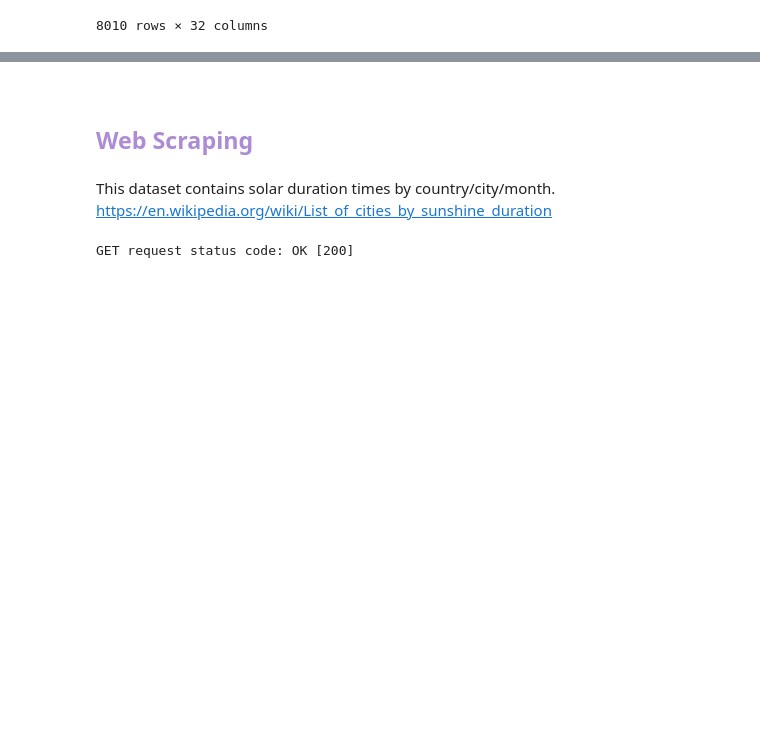
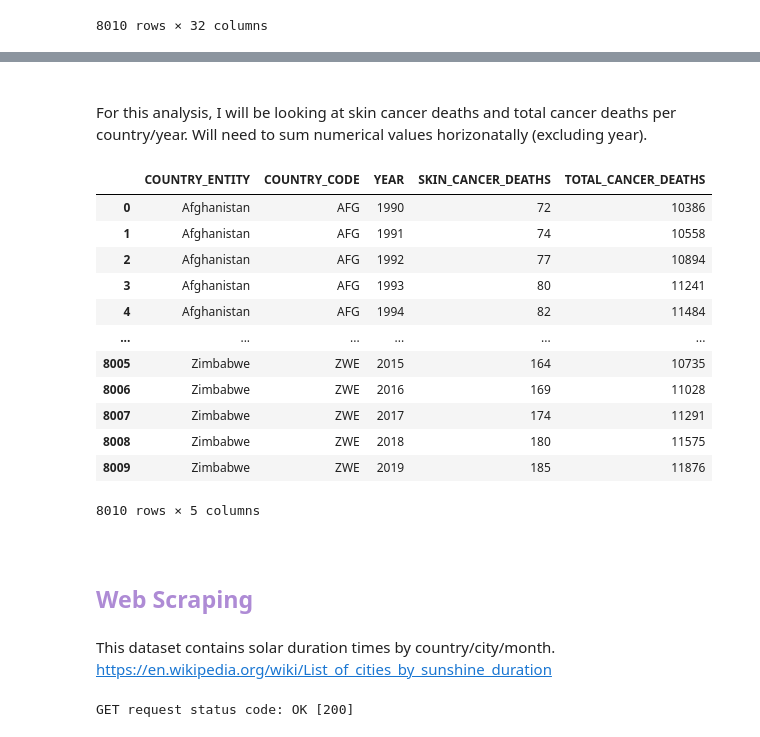
Before and after one commit to Hakuna-Patata/BU_MSDS_PTW, a Jupyter notebook: DSC 540 - Data Preparation/Project.ipynb, the cells around one changed output, grey strips where cells are left out. Cells and saved outputs as stored; diff of their text form; code cells hidden in the pictures; blank space fills up the shorter version.

```diff
--- a/DSC 540 - Data Preparation/Project.ipynb
+++ b/DSC 540 - Data Preparation/Project.ipynb
@@ -117,3 +192,42 @@ cancer_df
+# %% [markdown]
+<br>
+
+For this analysis, I will be looking at skin cancer deaths and total cancer deaths per country/year. Will need to sum numerical values horizonatally (excluding year).
+# %%
+total_list = list(cancer_df.columns)  # make list of
+total_list = [
+    e for e in total_list if e not in ("COUNTRY_ENTITY", "COUNTRY_CODE", "YEAR")
+]
+skin_total_list = ["MELANOMA_SKIN_CANCER_DEATHS", "NON-MELANOMA_SKIN_CANCER_DEATHS"]
+
+cancer_df["TOTAL_CANCER_DEATHS"] = cancer_df[total_list].sum(axis=1)
+cancer_df["SKIN_CANCER_DEATHS"] = cancer_df[skin_total_list].sum(axis=1)
+
+cancer_df = cancer_df[
+    [
+        "COUNTRY_ENTITY",
+        "COUNTRY_CODE",
+        "YEAR",
+        "SKIN_CANCER_DEATHS",
+        "TOTAL_CANCER_DEATHS",
+    ]
+]
+
+cancer_df
+# %% [output]
+|  | COUNTRY_ENTITY | COUNTRY_CODE | YEAR | SKIN_CANCER_DEATHS | TOTAL_CANCER_DEATHS |
+| 0 | Afghanistan | AFG | 1990 | 72 | 10386 |
+| 1 | Afghanistan | AFG | 1991 | 74 | 10558 |
+| 2 | Afghanistan | AFG | 1992 | 77 | 10894 |
+| 3 | Afghanistan | AFG | 1993 | 80 | 11241 |
+| 4 | Afghanistan | AFG | 1994 | 82 | 11484 |
+| ... | ... | ... | ... | ... | ... |
+| 8005 | Zimbabwe | ZWE | 2015 | 164 | 10735 |
+| 8006 | Zimbabwe | ZWE | 2016 | 169 | 11028 |
+| 8007 | Zimbabwe | ZWE | 2017 | 174 | 11291 |
+| 8008 | Zimbabwe | ZWE | 2018 | 180 | 11575 |
+| 8009 | Zimbabwe | ZWE | 2019 | 185 | 11876 |
+8010 rows × 5 columns
 # %% [markdown]
 <br>
 
```
Also changed, not shown: parts of 23 cells of this notebook, 2 other files.
